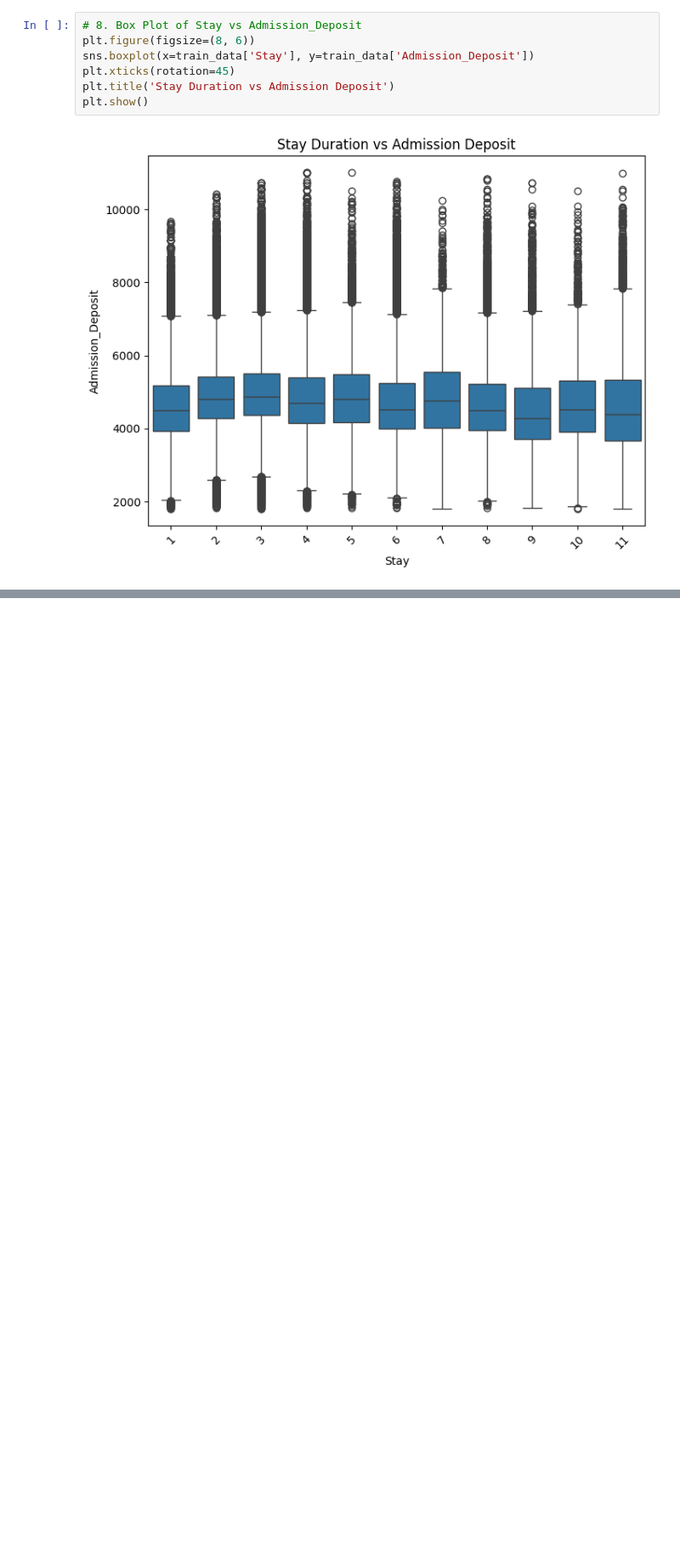
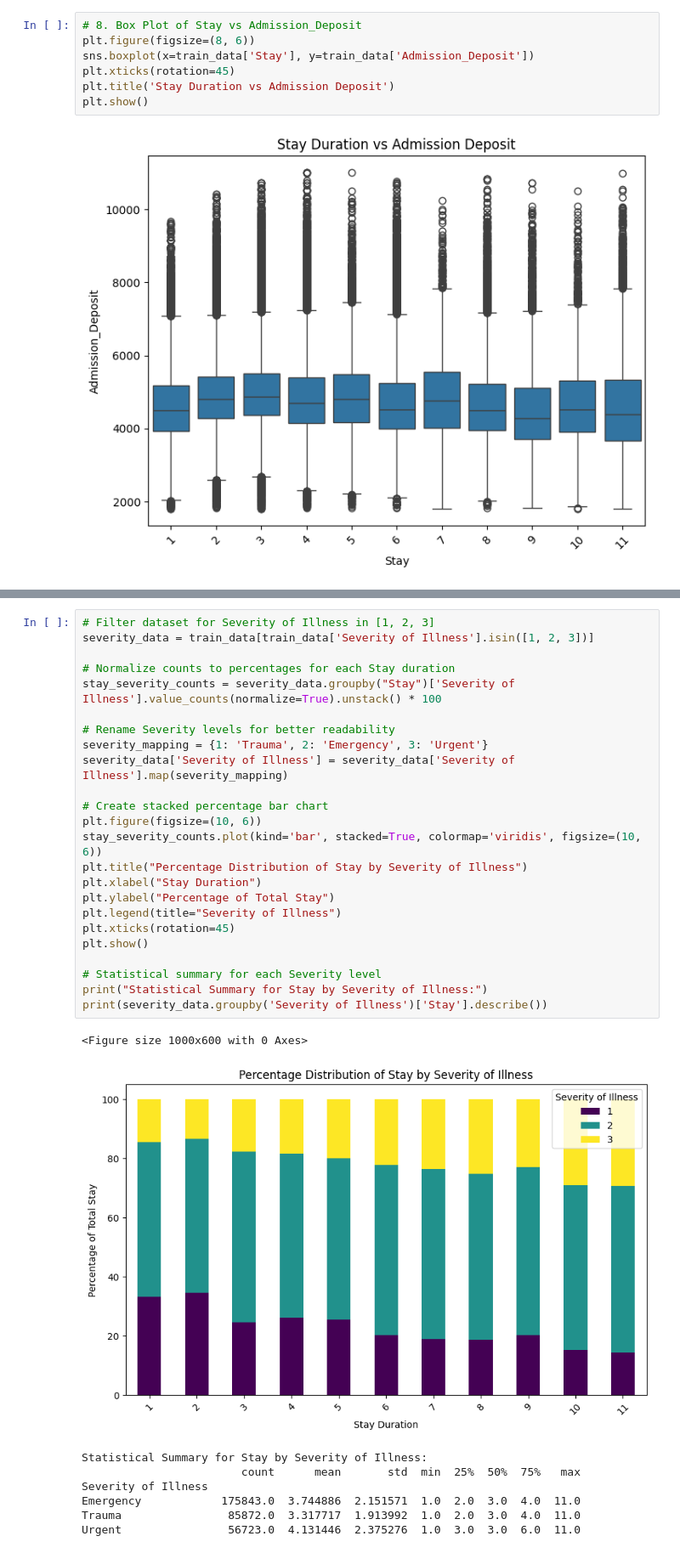
Before and after one commit to Jayjolie1026/4260, a Jupyter notebook: data_analysis.ipynb, the cells around one changed output, grey strips where cells are left out. Shown at 85% size. Cells and saved outputs as stored; diff of their text form; blank space fills up the shorter version.

```diff
--- a/data_analysis.ipynb
+++ b/data_analysis.ipynb
@@ -437,0 +465,33 @@ plt.show()
+# %%
+# Filter dataset for Severity of Illness in [1, 2, 3]
+severity_data = train_data[train_data['Severity of Illness'].isin([1, 2, 3])]
+
+# Normalize counts to percentages for each Stay duration
+stay_severity_counts = severity_data.groupby("Stay")['Severity of Illness'].value_counts(normalize=True).unstack() * 100
+
+# Rename Severity levels for better readability
+severity_mapping = {1: 'Trauma', 2: 'Emergency', 3: 'Urgent'}
+severity_data['Severity of Illness'] = severity_data['Severity of Illness'].map(severity_mapping)
+
+# Create stacked percentage bar chart
+plt.figure(figsize=(10, 6))
+stay_severity_counts.plot(kind='bar', stacked=True, colormap='viridis', figsize=(10, 6))
+plt.title("Percentage Distribution of Stay by Severity of Illness")
+plt.xlabel("Stay Duration")
+plt.ylabel("Percentage of Total Stay")
+plt.legend(title="Severity of Illness")
+plt.xticks(rotation=45)
+plt.show()
+
+# Statistical summary for each Severity level
+print("Statistical Summary for Stay by Severity of Illness:")
+print(severity_data.groupby('Severity of Illness')['Stay'].describe())
+# %% [output]
+<Figure size 1000x600 with 0 Axes>
+[figure, added]
+Statistical Summary for Stay by Severity of Illness:
+                        count      mean       std  min  25%  50%  75%   max
+Severity of Illness
+Emergency            175843.0  3.744886  2.151571  1.0  2.0  3.0  4.0  11.0
+Trauma                85872.0  3.317717  1.913992  1.0  2.0  3.0  4.0  11.0
+Urgent                56723.0  4.131446  2.375276  1.0  3.0  3.0  6.0  11.0
```
Also changed, not shown: parts of 10 cells of this notebook.
